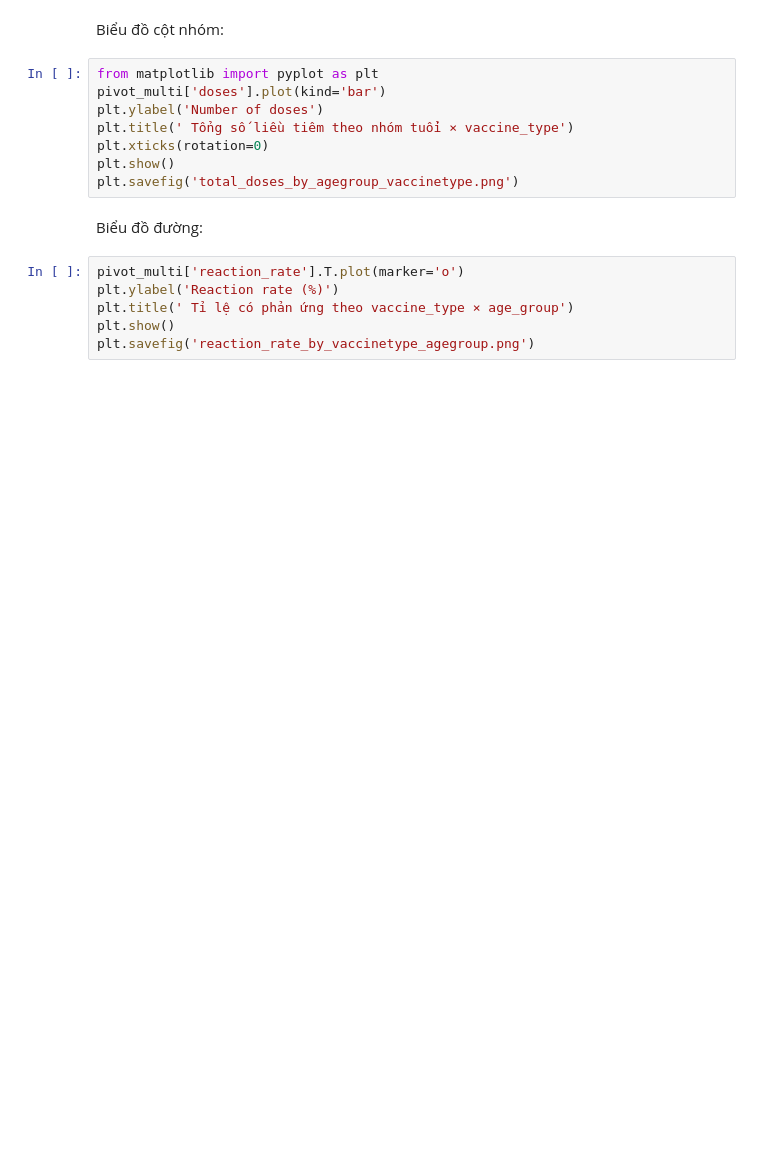
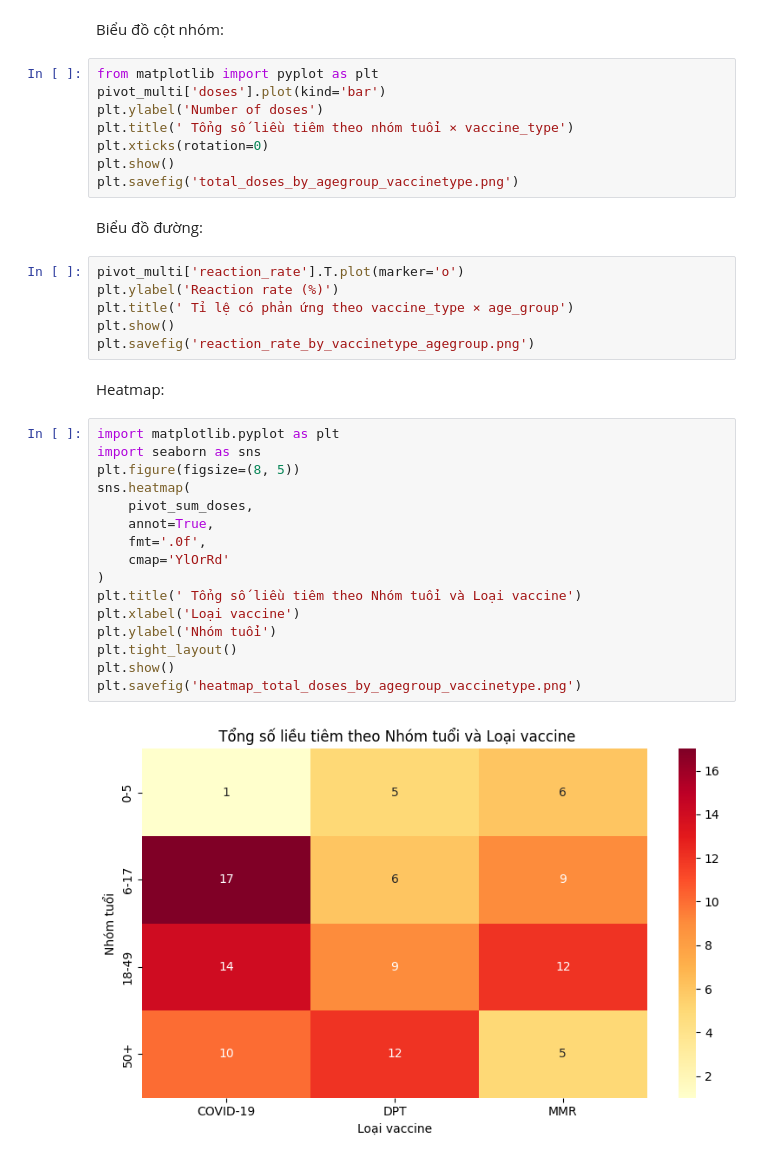
Before and after one commit to odnoliubz/18A3_Nhom_03_Case_-13, a Jupyter notebook: task05_pivot/task05_pivot.ipynb, the cells around one changed output. Drawn from its saved outputs; the diff is of its cells as text; blank space fills up the shorter version.

Commit message:
[Task05]  Pivot Table + Stack/Unstack

```diff
--- a/task05_pivot/task05_pivot.ipynb
+++ b/task05_pivot/task05_pivot.ipynb
@@ -284,3 +324,23 @@ plt.ylabel('Reaction rate (%)')
 plt.title(' Tỉ lệ có phản ứng theo vaccine_type × age_group')
 plt.show()
 plt.savefig('reaction_rate_by_vaccinetype_agegroup.png')
+# %% [markdown]
+Heatmap:
+# %%
+import matplotlib.pyplot as plt
+import seaborn as sns
+plt.figure(figsize=(8, 5))
+sns.heatmap(
+    pivot_sum_doses,
+    annot=True,
+    fmt='.0f',
+    cmap='YlOrRd'
+)
+plt.title(' Tổng số liều tiêm theo Nhóm tuổi và Loại vaccine')
+plt.xlabel('Loại vaccine')
+plt.ylabel('Nhóm tuổi')
+plt.tight_layout()
+plt.show()
+plt.savefig('heatmap_total_doses_by_agegroup_vaccinetype.png')
+# %% [output]
+[figure, added]
```
Also changed, not shown: parts of 11 cells of this notebook.
